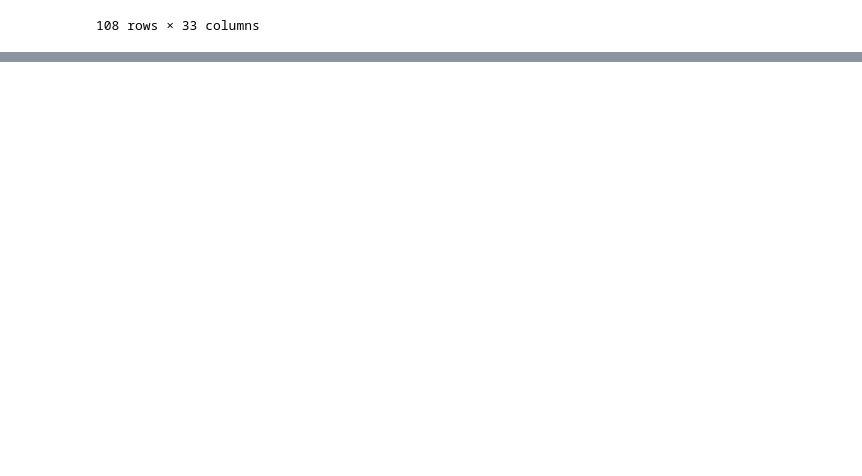
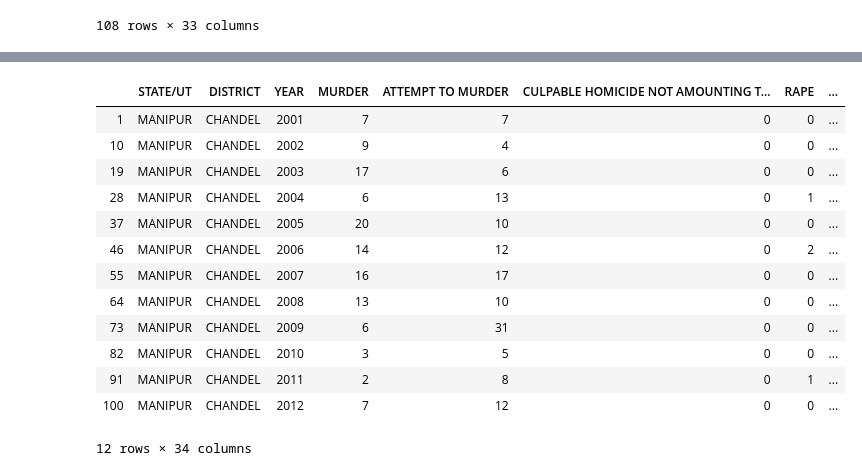
Before and after one commit to biswajit-debnath/Crime-Analysis-of-North-East-India, a Jupyter notebook: K means/K-means test.ipynb, the cells around one changed output, grey strips where cells are left out. Cells and saved outputs as stored; diff of their text form; code cells hidden in the pictures; blank space fills up the shorter version.

```diff
--- a/K means/K-means test.ipynb
+++ b/K means/K-means test.ipynb
@@ -145,7 +151,26 @@ df[v_high]
 # %%
 
 # plt.scatter(data.iloc[:,-2],data.iloc[:,-1]);
 # plt.scatter(center_sum[:], dum_arr[:], marker="x", color='r')
+v_high = df.Crime_clusters == cluster_index[3]
+df_crime=df[v_high]
+df_district=df_crime.DISTRICT == State_selected
+df_crime[df_district]
+# %% [output]
+|  | STATE/UT | DISTRICT | YEAR | MURDER | ATTEMPT TO MURDER | CULPABLE HOMICIDE NOT AMOUNTING T... | RAPE | ... |
+| 1 | MANIPUR | CHANDEL | 2001 | 7 | 7 | 0 | 0 | ... |
+| 10 | MANIPUR | CHANDEL | 2002 | 9 | 4 | 0 | 0 | ... |
+| 19 | MANIPUR | CHANDEL | 2003 | 17 | 6 | 0 | 0 | ... |
+| 28 | MANIPUR | CHANDEL | 2004 | 6 | 13 | 0 | 1 | ... |
+| 37 | MANIPUR | CHANDEL | 2005 | 20 | 10 | 0 | 0 | ... |
+| 46 | MANIPUR | CHANDEL | 2006 | 14 | 12 | 0 | 2 | ... |
+| 55 | MANIPUR | CHANDEL | 2007 | 16 | 17 | 0 | 0 | ... |
+| 64 | MANIPUR | CHANDEL | 2008 | 13 | 10 | 0 | 0 | ... |
+| 73 | MANIPUR | CHANDEL | 2009 | 6 | 31 | 0 | 0 | ... |
+| 82 | MANIPUR | CHANDEL | 2010 | 3 | 5 | 0 | 0 | ... |
+| 91 | MANIPUR | CHANDEL | 2011 | 2 | 8 | 0 | 1 | ... |
+| 100 | MANIPUR | CHANDEL | 2012 | 7 | 12 | 0 | 0 | ... |
+12 rows × 34 columns
 # %%
 cluster_index = []
 # color_dict= dict(Very_High="red", High="brown",Low="orange",Very_Low="yellow")
```
Also changed, not shown: parts of 22 cells of this notebook, 10 other files.
